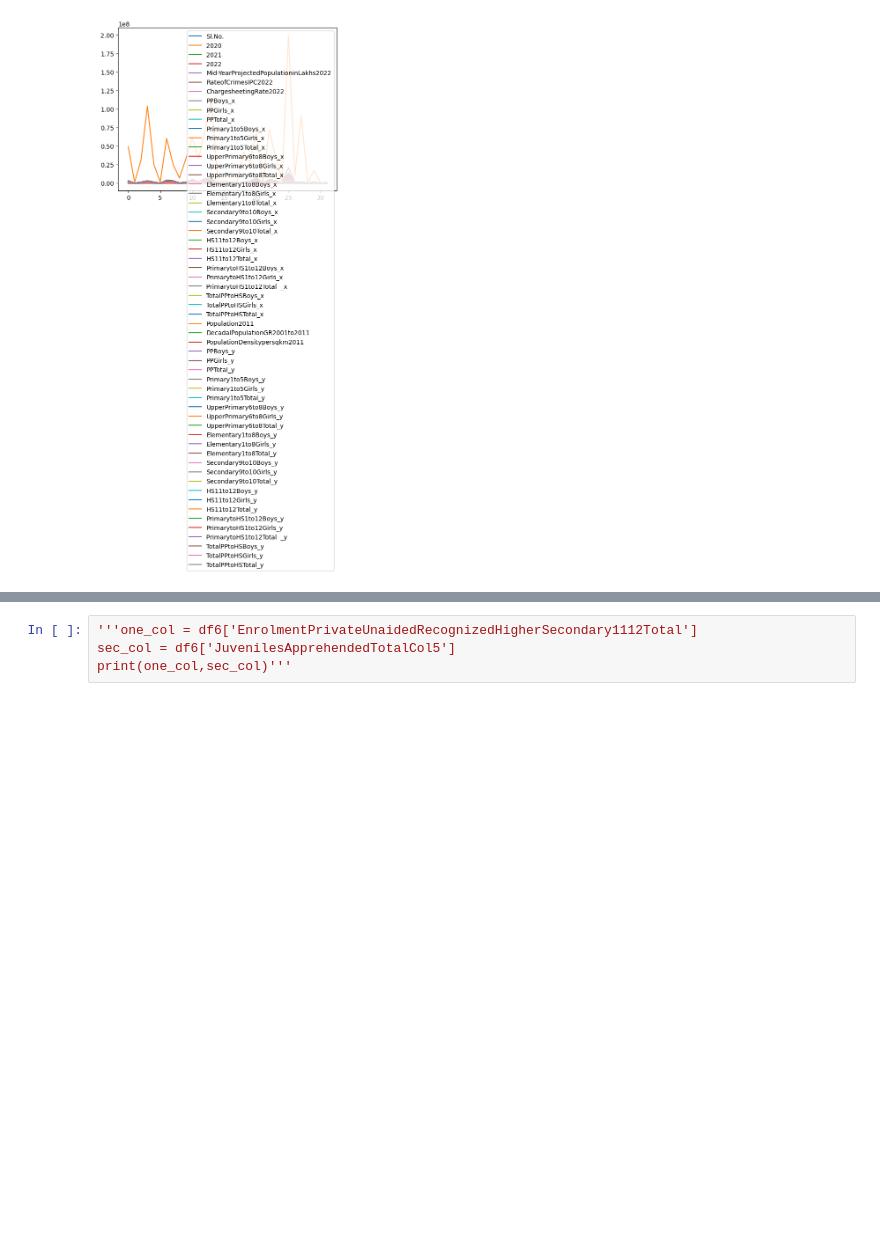
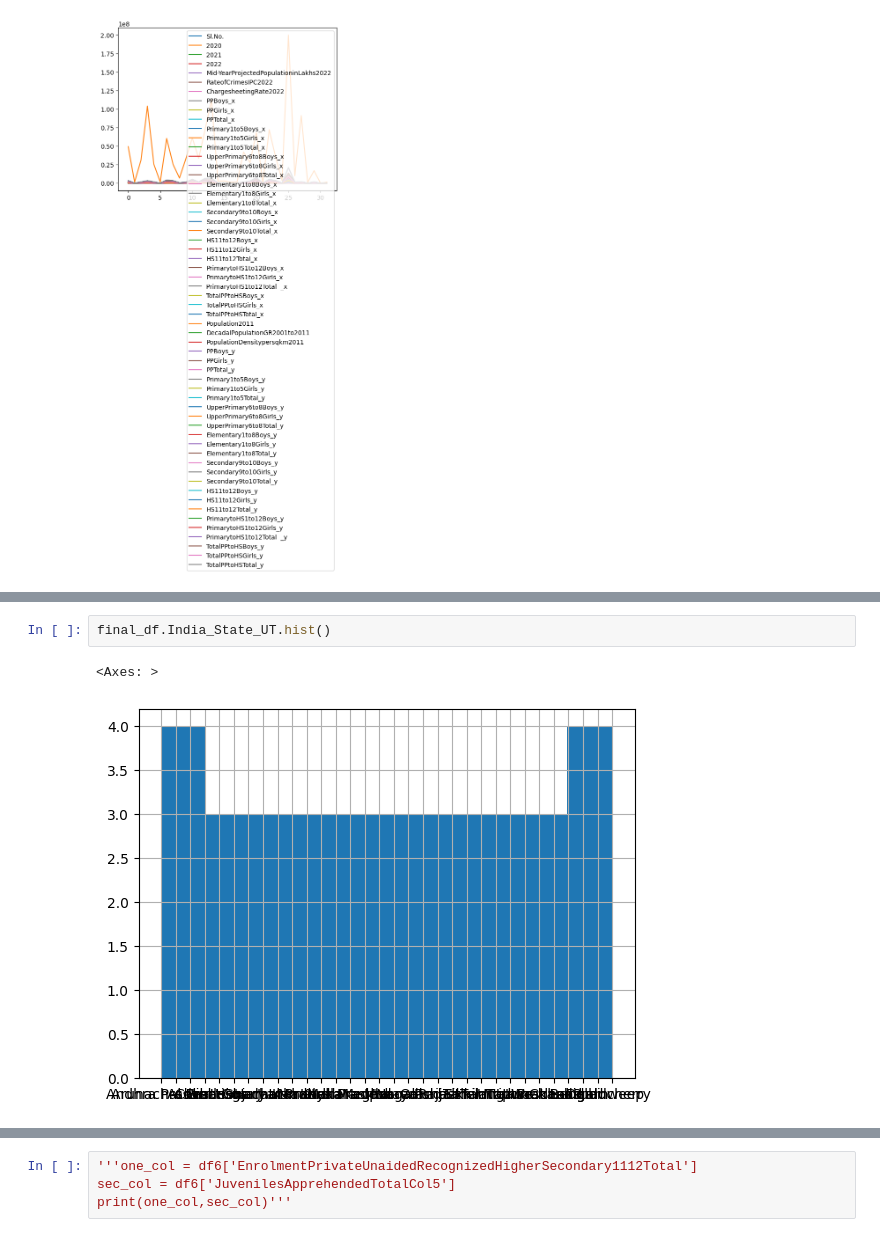
Before and after one commit to jyotithakur5357836-netizen/EDU_CRM_ANALYSIS, a Jupyter notebook: main.ipynb, the cells around one changed output, grey strips where cells are left out. Drawn from its saved outputs; the diff is of its cells as text; blank space fills up the shorter version.

```diff
--- a/main.ipynb
+++ b/main.ipynb
@@ -108,0 +178,5 @@ final_df.plot()
+# %%
+final_df.India_State_UT.hist()
+# %% [output]
+<Axes: >
+[figure, added]
```
Also changed, not shown: parts of 10 cells of this notebook.
